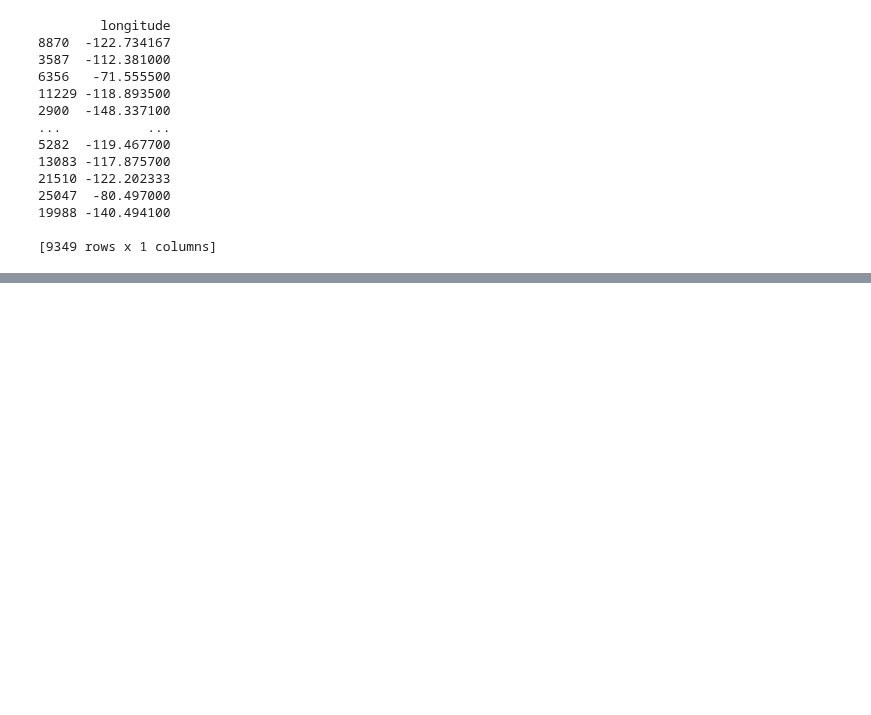
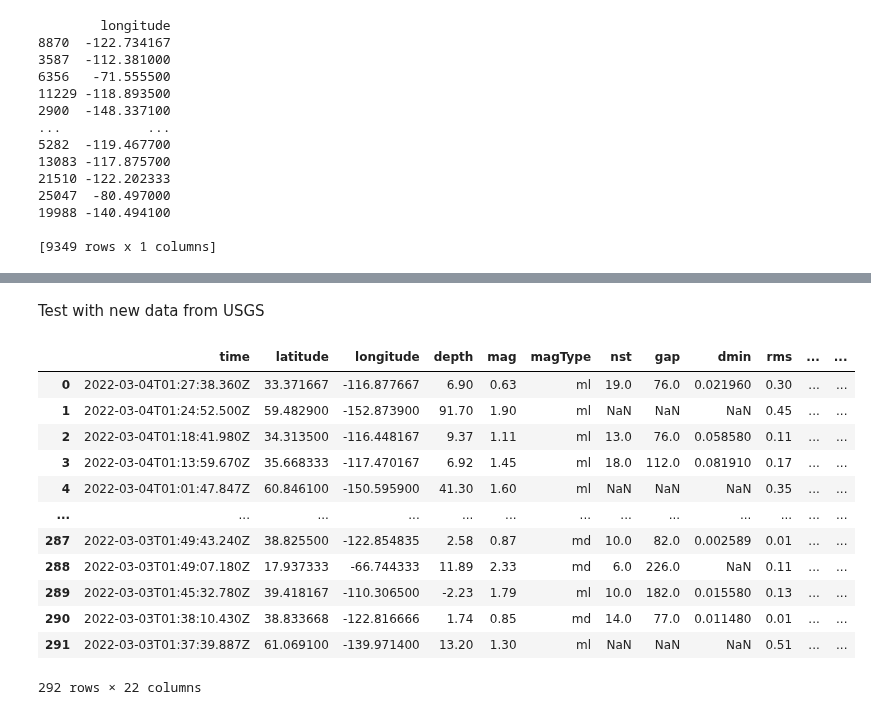
Before and after one commit to rromang/earthquake_modeling, a Jupyter notebook: noteboooks/ml_extratrees_lon.ipynb, the cells around one changed output, grey strips where cells are left out. Cells and saved outputs as stored; diff of their text form; code cells hidden in the pictures; blank space fills up the shorter version.

```diff
--- a/noteboooks/ml_extratrees_lon.ipynb
+++ b/noteboooks/ml_extratrees_lon.ipynb
@@ -443,0 +444,22 @@ plt.show()
+# %% [markdown]
+Test with new data from USGS
+# %%
+
+page_url = "https://earthquake.usgs.gov/earthquakes/feed/v1.0/summary/all_day.csv"
+
+test_df = pd.read_csv(page_url)
+test_df
+# %% [output]
+|  | time | latitude | longitude | depth | mag | magType | nst | gap | dmin | rms | ... | ... |
+| 0 | 2022-03-04T01:27:38.360Z | 33.371667 | -116.877667 | 6.90 | 0.63 | ml | 19.0 | 76.0 | 0.021960 | 0.30 | ... | ... |
+| 1 | 2022-03-04T01:24:52.500Z | 59.482900 | -152.873900 | 91.70 | 1.90 | ml | NaN | NaN | NaN | 0.45 | ... | ... |
+| 2 | 2022-03-04T01:18:41.980Z | 34.313500 | -116.448167 | 9.37 | 1.11 | ml | 13.0 | 76.0 | 0.058580 | 0.11 | ... | ... |
+| 3 | 2022-03-04T01:13:59.670Z | 35.668333 | -117.470167 | 6.92 | 1.45 | ml | 18.0 | 112.0 | 0.081910 | 0.17 | ... | ... |
+| 4 | 2022-03-04T01:01:47.847Z | 60.846100 | -150.595900 | 41.30 | 1.60 | ml | NaN | NaN | NaN | 0.35 | ... | ... |
+| ... | ... | ... | ... | ... | ... | ... | ... | ... | ... | ... | ... | ... |
+| 287 | 2022-03-03T01:49:43.240Z | 38.825500 | -122.854835 | 2.58 | 0.87 | md | 10.0 | 82.0 | 0.002589 | 0.01 | ... | ... |
+| 288 | 2022-03-03T01:49:07.180Z | 17.937333 | -66.744333 | 11.89 | 2.33 | md | 6.0 | 226.0 | NaN | 0.11 | ... | ... |
+| 289 | 2022-03-03T01:45:32.780Z | 39.418167 | -110.306500 | -2.23 | 1.79 | ml | 10.0 | 182.0 | 0.015580 | 0.13 | ... | ... |
+| 290 | 2022-03-03T01:38:10.430Z | 38.833668 | -122.816666 | 1.74 | 0.85 | md | 14.0 | 77.0 | 0.011480 | 0.01 | ... | ... |
+| 291 | 2022-03-03T01:37:39.887Z | 61.069100 | -139.971400 | 13.20 | 1.30 | ml | NaN | NaN | NaN | 0.51 | ... | ... |
+292 rows × 22 columns
```
Also changed, not shown: parts of 15 cells of this notebook, 4 other files.
